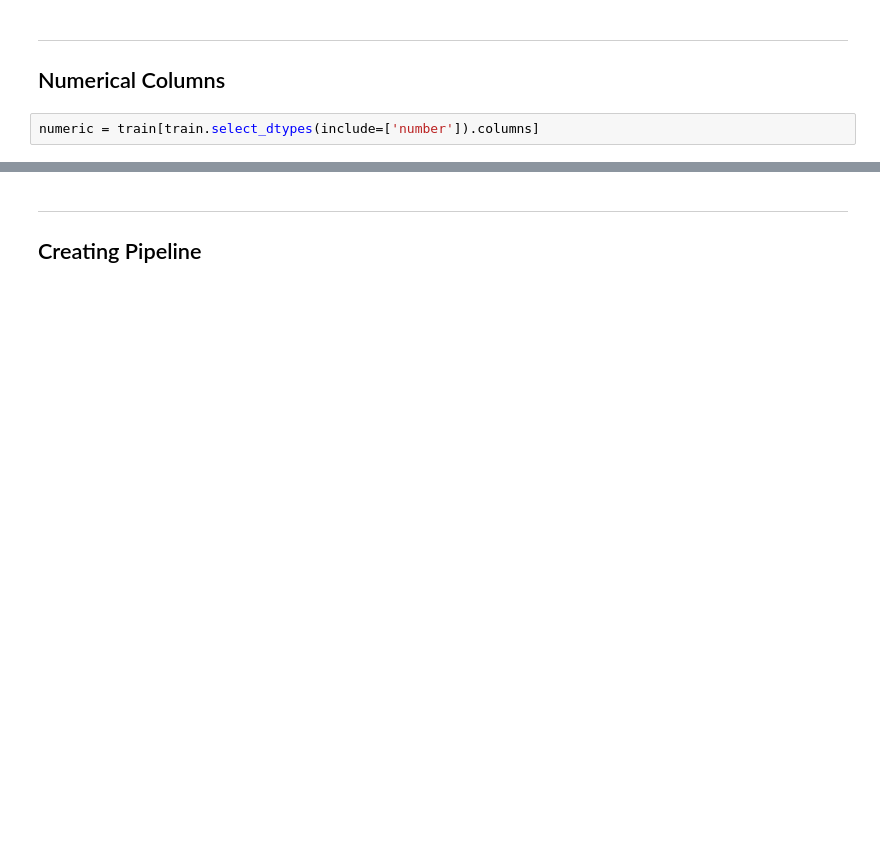
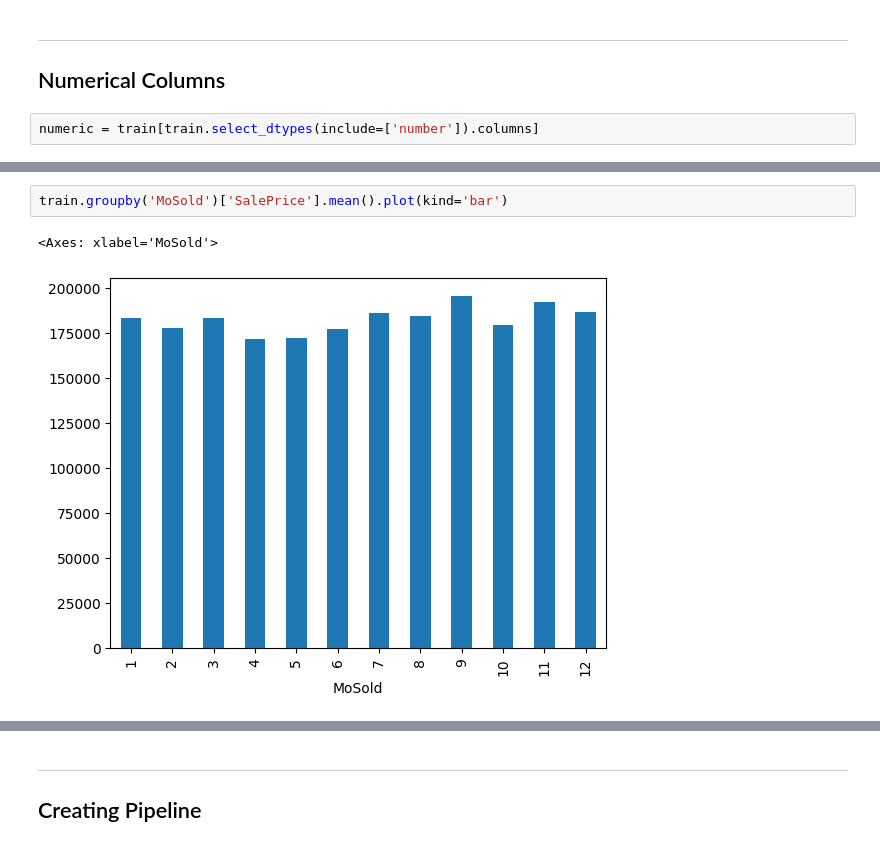
Before and after one commit to ol-webb/kaggle_house_prices, a Jupyter notebook: nb1.ipynb, the cells around one changed output, grey strips where cells are left out. Drawn from its saved outputs; the diff is of its cells as text; blank space fills up the shorter version.

```diff
--- a/nb1.ipynb
+++ b/nb1.ipynb
@@ -335,0 +366,5 @@ numeric[numeric['YearBuilt'] == numeric['YrSold']]
+# %%
+train.groupby('MoSold')['SalePrice'].mean().plot(kind='bar')
+# %% [output]
+<Axes: xlabel='MoSold'>
+[figure, added]
```
Also changed, not shown: parts of 14 cells of this notebook.
